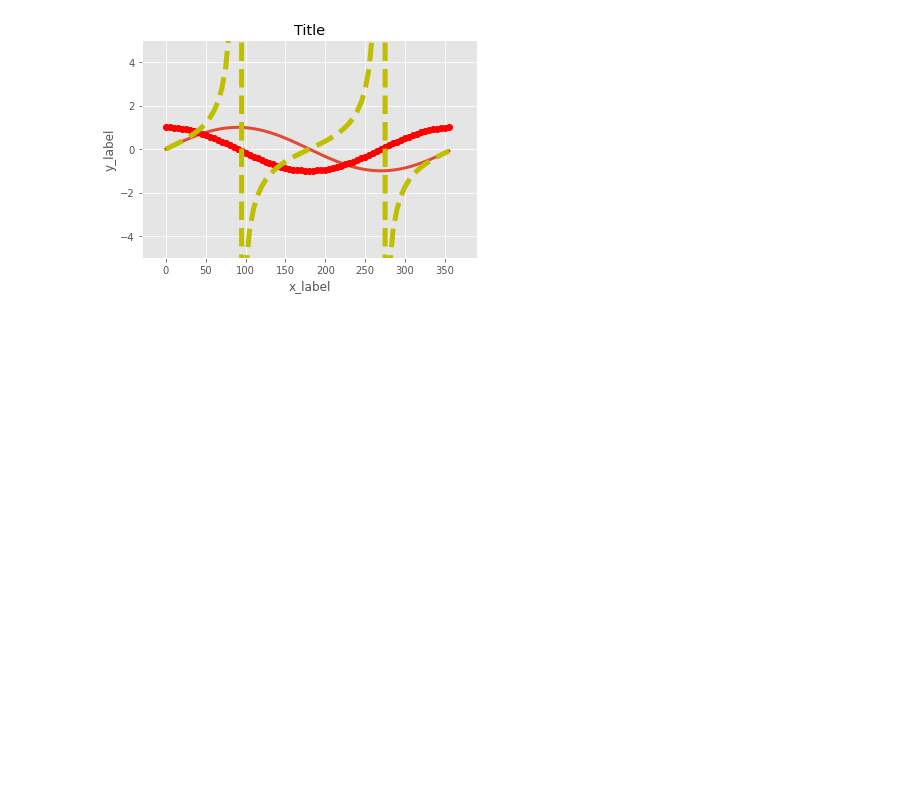
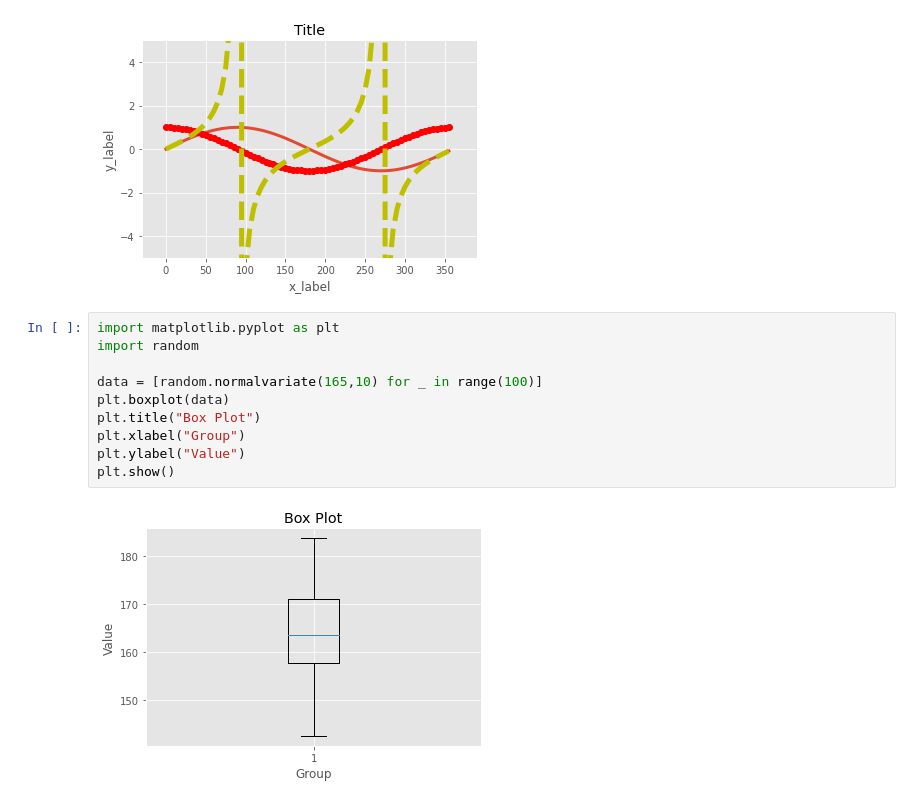
Before and after one commit to brian3073456/20200319, a Jupyter notebook: Untitled10.ipynb, the cells around one changed output. Drawn from its saved outputs; the diff is of its cells as text; blank space fills up the shorter version.

```diff
--- a/Untitled10.ipynb
+++ b/Untitled10.ipynb
@@ -460,3 +514,15 @@ plt.ylim(-5,5)
 plt.show()
 # %% [output]
 [figure]
+# %%
+import matplotlib.pyplot as plt
+import random
+
+data = [random.normalvariate(165,10) for _ in range(100)]
+plt.boxplot(data)
+plt.title("Box Plot")
+plt.xlabel("Group")
+plt.ylabel("Value")
+plt.show()
+# %% [output]
+[figure, added]
```
Also changed, not shown: parts of 6 cells of this notebook.
